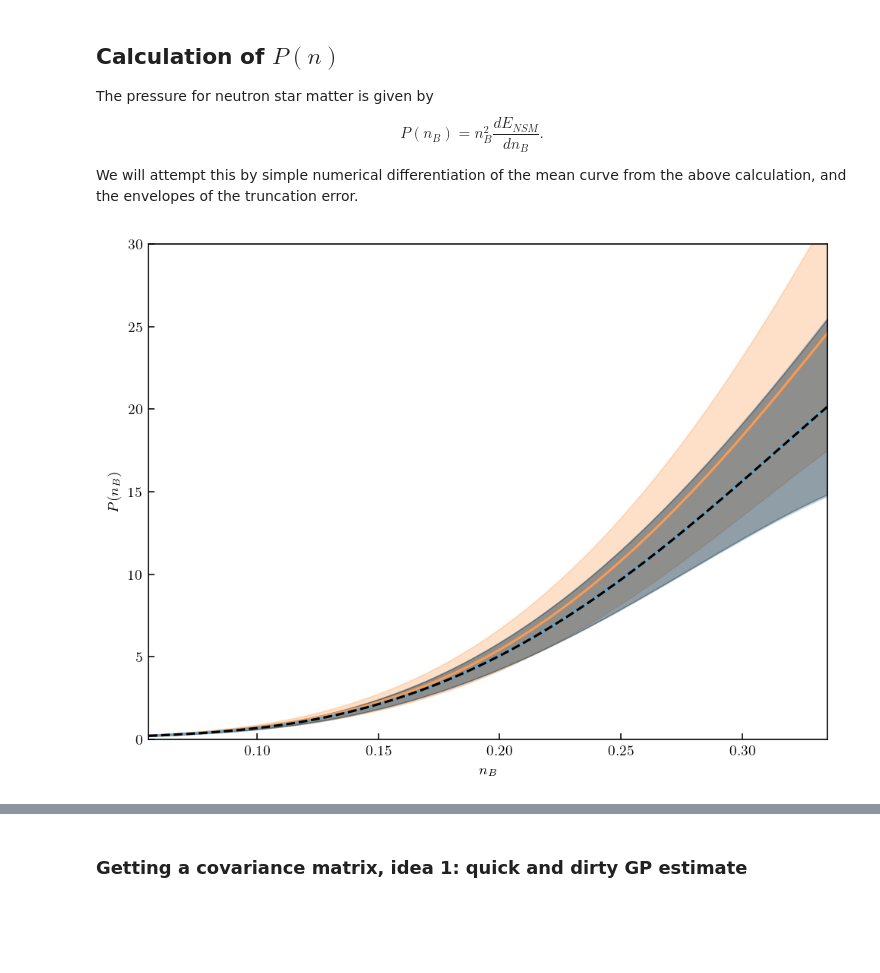
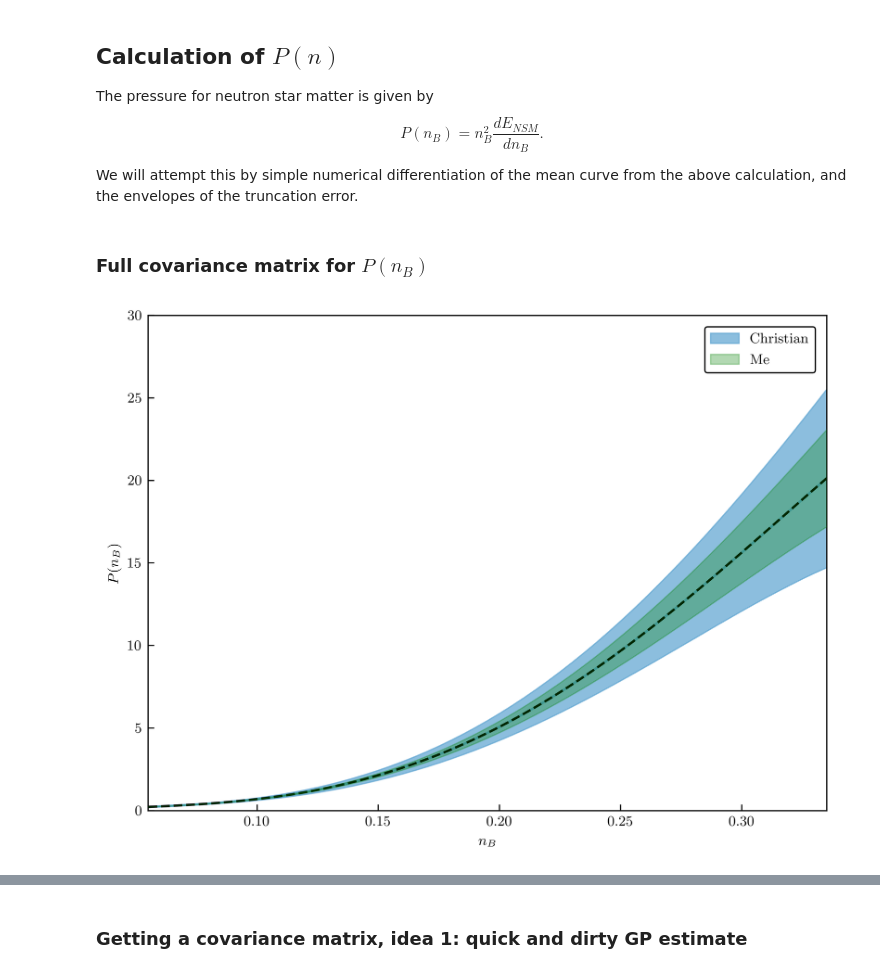
Before and after one commit to asemposki/neutron-rich-bmm, a Jupyter notebook: notebooks/NSM_EOS_ChEFT.ipynb, the cells around one changed output, grey strips where cells are left out. Drawn from its saved outputs; the diff is of its cells as text; code cells hidden in the pictures; blank space fills up the shorter version.

```diff
--- a/notebooks/NSM_EOS_ChEFT.ipynb
+++ b/notebooks/NSM_EOS_ChEFT.ipynb
@@ -1164,2 +1079,4 @@ p_NSM_N3LO = p_NSM
 p_NSM_N3LO_lower = p_NSM_lower
 p_NSM_N3LO_upper = p_NSM_upper
+# %% [markdown]
+### Full covariance matrix for $P(n_B)$
@@ -1166,21 +1147,24 @@ p_NSM_N3LO_upper = p_NSM_upper
 # %%
 # to compare, plot results from Christian (N2LO & N3LO only)
+# thing1 = np.tensordot(density_all, density_all, axes=0) * np.tensordot(density_all, density_all, axes=0)
+# thing2 = np.tensordot(density_all**2.0, density_all**2.0, axes=0)
+
+#print(thing1 - thing2) # OK they do the same thing! Good!
 
 # plot the results
-plt.plot(n2lo_nsm_mean[:,2], n2lo_nsm_mean[:,0], color=colors[0])
-plt.fill_between(n2lo_nsm_mean[:,2], n2lo_nsm_lower[:,0], n2lo_nsm_upper[:,0], alpha=0.3, color=colors[0])
+fig = plt.figure(dpi=600)
 plt.plot(n3lo_nsm_mean[:,2], n3lo_nsm_mean[:,0], color=colors[2])
-plt.fill_between(n3lo_nsm_mean[:,2], n3lo_nsm_lower[:,0], n3lo_nsm_upper[:,0], alpha=0.3, color=colors[2])
-#plt.plot(density_all, p_NSM_N2LO, 'k', linestyle='dashed')
+plt.fill_between(n3lo_nsm_mean[:,2], n3lo_nsm_lower[:,0], n3lo_nsm_upper[:,0], alpha=0.7, color=colors[2], \
+                label=r'Christian')
 plt.plot(density_all, p_NSM_N3LO, 'k', linestyle='dashed')
-#plt.fill_between(density_all, p_NSM_N2LO_lower, p_NSM_N2LO_upper, alpha=0.3, color='k')
-plt.fill_between(density_all, p_NSM_N3LO_lower, p_NSM_N3LO_upper, alpha=0.3, color='k')
+#plt.fill_between(density_all, p_NSM_N3LO_lower, p_NSM_N3LO_upper, alpha=0.3, color='k')
+plt.fill_between(density_all, p_NSM_N3LO-(std_full_covariance), p_NSM_N3LO+(std_full_covariance), \
+                 alpha=0.3, color='g', zorder=10, label=r'Me')
 plt.xlabel(r'$n_{B}$')
 plt.ylabel(r'$P(n_{B})$')
 plt.ylim(0.0, 30.0)
-# plt.ylim(0.0, 1.0)
-# plt.xlim(0.05, 0.1)
 plt.xlim(min(n3lo_nsm_mean[:,2]), max(n3lo_nsm_mean[:,2]))
+plt.legend()
 plt.show()
 # %% [output]
-[figure, old version]
+[figure, new version]
```
Also changed, not shown: parts of 24 cells of this notebook, 2 other files.
